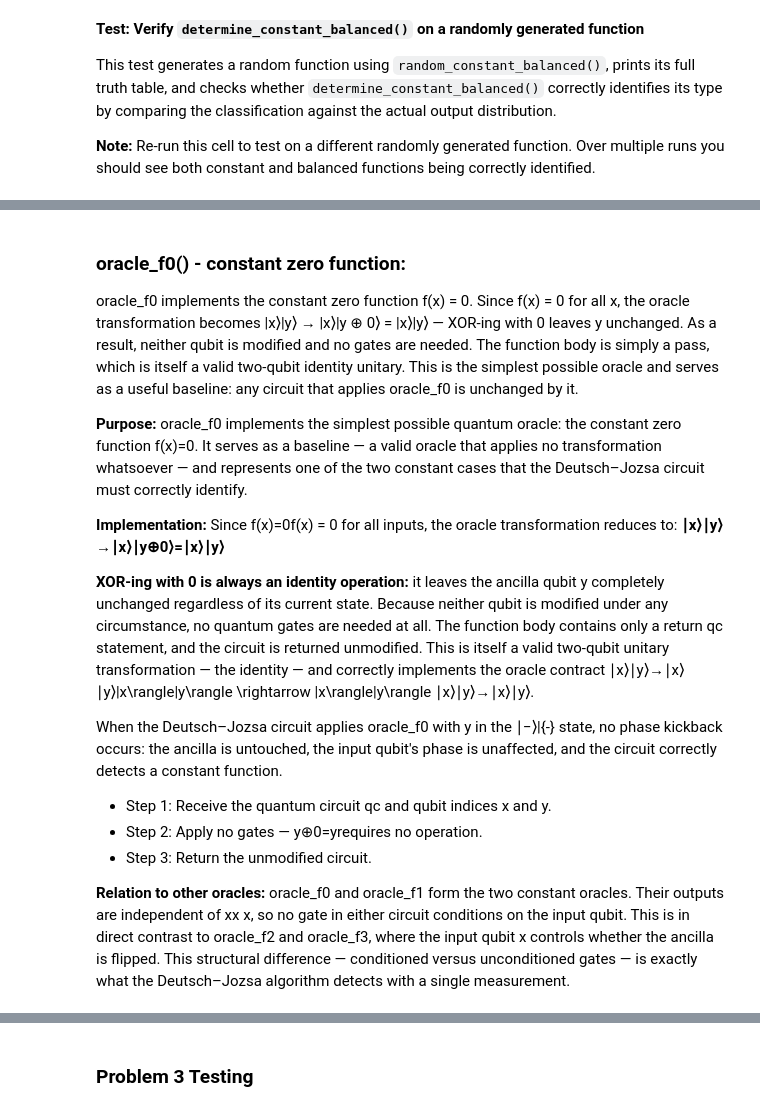
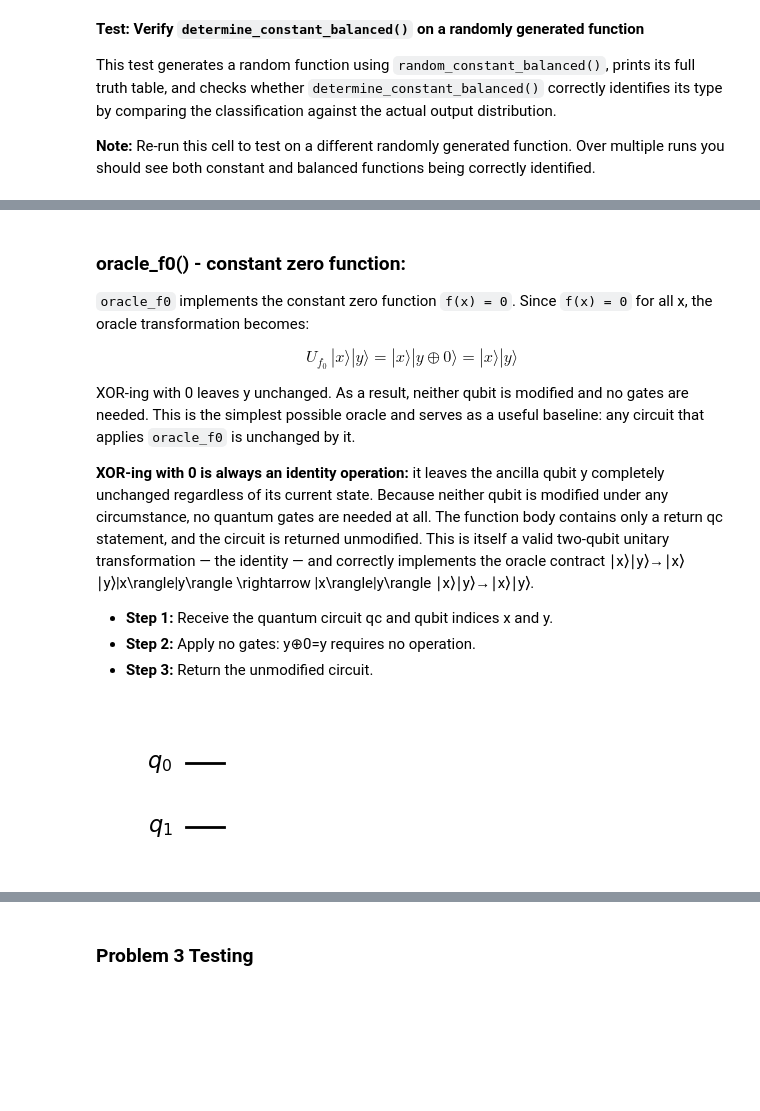
Before and after one commit to izzyKavanagh/Emerging-Technologies, a Jupyter notebook: problems.ipynb, the cells around one changed output, grey strips where cells are left out. Drawn from its saved outputs; the diff is of its cells as text; code cells hidden in the pictures; blank space fills up the shorter version.

Commit message:
Edit problem 3: add formatting to markdown & debug oracle_f3 code

```diff
--- a/problems.ipynb
+++ b/problems.ipynb
@@ -393,42 +399,37 @@ Implementing these oracles explicitly is essential for the following reasons:
 # %% [markdown]
 ### **oracle_f0() - constant zero function:**
 
-oracle_f0 implements the constant zero function f(x) = 0. Since f(x) = 0 for all x, the oracle transformation becomes |x⟩|y⟩ → |x⟩|y ⊕ 0⟩ = |x⟩|y⟩ — XOR-ing with 0 leaves y unchanged. As a result, neither qubit is modified and no gates are needed. The function body is simply a pass, which is itself a valid two-qubit identity unitary. This is the simplest possible oracle and serves as a useful baseline: any circuit that applies oracle_f0 is unchanged by it.
+``oracle_f0`` implements the constant zero function ``f(x) = 0``. Since ``f(x) = 0`` for all x, the oracle transformation becomes:
 
-**Purpose:**
-oracle_f0 implements the simplest possible quantum oracle: the constant zero function f(x)=0. It serves as a baseline — a valid oracle that applies no transformation whatsoever — and represents one of the two constant cases that the Deutsch–Jozsa circuit must correctly identify.
+$$U_{f_0}\,|x\rangle|y\rangle = |x\rangle|y \oplus 0\rangle = |x\rangle|y\rangle$$
 
-**Implementation:**
-Since f(x)=0f(x) = 0 for all inputs, the oracle transformation reduces to: **∣x⟩∣y⟩→∣x⟩∣y⊕0⟩=∣x⟩∣y⟩**
+XOR-ing with 0 leaves y unchanged. As a result, neither qubit is modified and no gates are needed. This is the simplest possible oracle and serves as a useful baseline: any circuit that applies ``oracle_f0`` is unchanged by it.
 
 **XOR-ing with 0 is always an identity operation:** it leaves the ancilla qubit y completely unchanged regardless of its current state. Because neither qubit is modified under any circumstance, no quantum gates are needed at all. The function body contains only a
 return qc statement, and the circuit is returned unmodified. This is itself a valid two-qubit unitary transformation — the identity — and correctly implements the oracle contract ∣x⟩∣y⟩→∣x⟩∣y⟩|x\rangle|y\rangle \rightarrow |x\rangle|y\rangle
 ∣x⟩∣y⟩→∣x⟩∣y⟩.
 
-When the Deutsch–Jozsa circuit applies oracle_f0 with y in the ∣−⟩|{-} state, no phase kickback occurs: the ancilla is untouched, the input qubit's phase is unaffected, and the circuit correctly detects a constant function.
-
-* Step 1: Receive the quantum circuit qc and qubit indices x and y.
-* Step 2: Apply no gates — y⊕0=yrequires no operation.
-* Step 3: Return the unmodified circuit.
-
-**Relation to other oracles:**
-oracle_f0 and oracle_f1 form the two constant oracles. Their outputs are independent of xx
-x, so no gate in either circuit conditions on the input qubit. This is in direct contrast to
-oracle_f2 and oracle_f3, where the input qubit x controls whether the ancilla is flipped. This structural difference — conditioned versus unconditioned gates — is exactly what the Deutsch–Jozsa algorithm detects with a single measurement.
+* **Step 1:** Receive the quantum circuit qc and qubit indices x and y.
+* **Step 2:** Apply no gates: y⊕0=y requires no operation.
+* **Step 3:** Return the unmodified circuit.
 # %%
 # f(x) = 0  (constant function)
 def oracle_f0(qc, x, y):
     """
     f0(x) = 0  (constant zero)
 
     Oracle action: |x⟩|y⟩ → |x⟩|y XOR 0⟩ = |x⟩|y⟩
-
-    XOR-ing with 0 changes nothing, so this oracle is the identity —
-    no gates are needed at all. The ancilla qubit y is left untouched
     """
 
     # Does nothing because f(x) = 0 -> y XOR 0 = y
+    # Return unmodified circuit
     return qc
+
+# Display the circuit for oracle_f0
+# Expected: an empty circuit — no gates are applied
+display(oracle_f0(QuantumCircuit(2), 0, 1).draw('mpl'))
+# %% [output]
+[figure, added]
 # %% [markdown]
 ### **oracle_f1(qc, x, y) - constant one function:**
 
```
Also changed, not shown: parts of 13 cells of this notebook.
